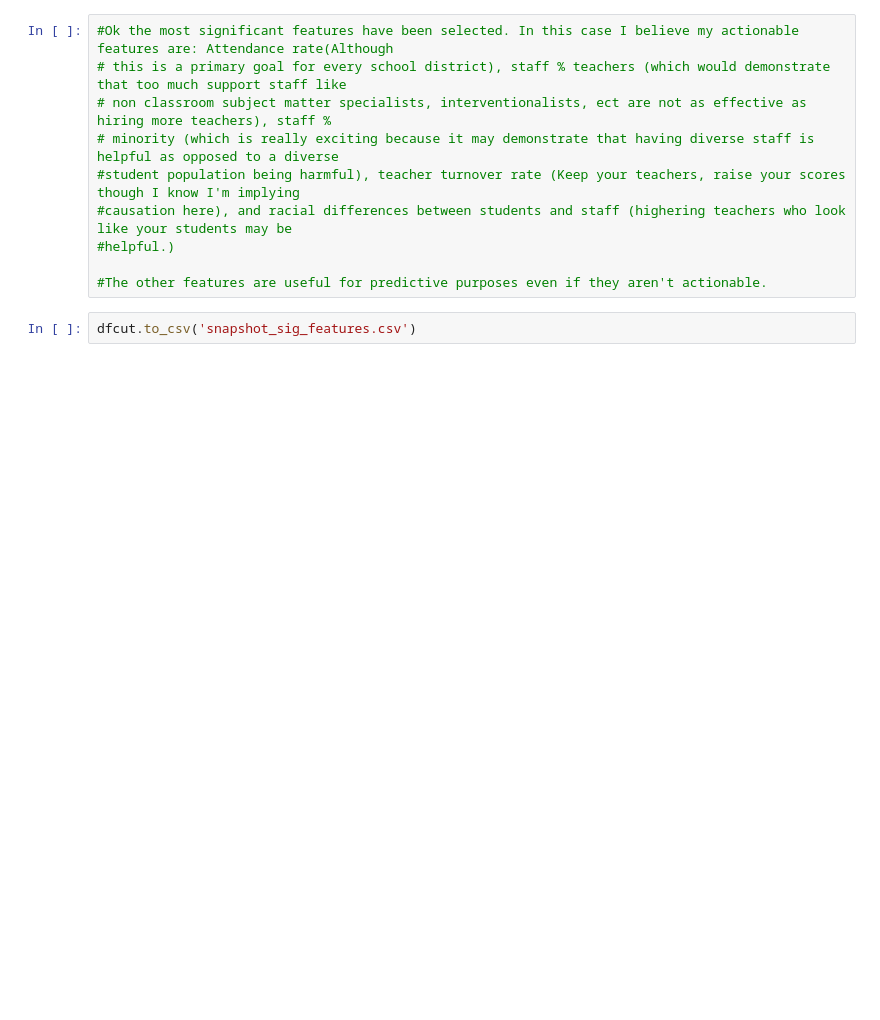
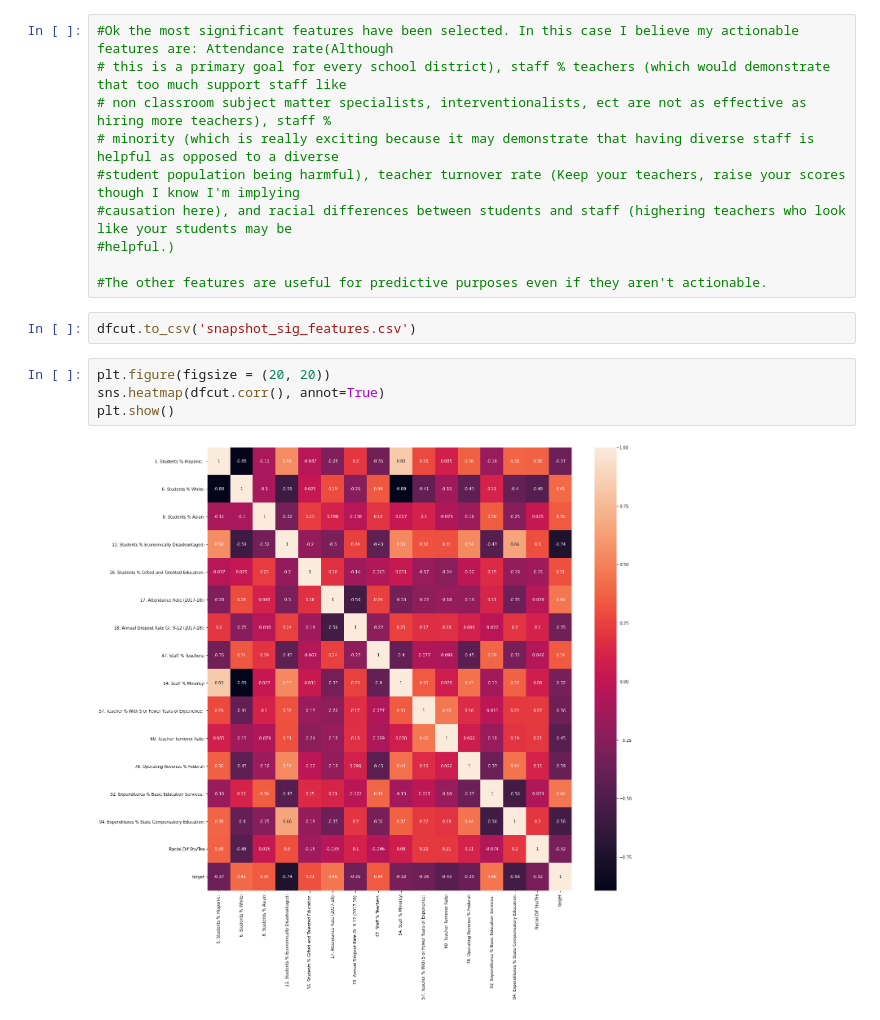
Before and after one commit to jonarms/STAAR_Recommendation, a Jupyter notebook: Capstone 2 EDA.ipynb, the cells around one changed output. Cells and saved outputs as stored; diff of their text form; blank space fills up the shorter version.

```diff
--- a/Capstone 2 EDA.ipynb
+++ b/Capstone 2 EDA.ipynb
@@ -518,3 +424,9 @@ See the caveats in the documentation: https://pandas.pydata.org/pandas-docs/stab
 #The other features are useful for predictive purposes even if they aren't actionable.
 # %%
 dfcut.to_csv('snapshot_sig_features.csv')
+# %%
+plt.figure(figsize = (20, 20))
+sns.heatmap(dfcut.corr(), annot=True)
+plt.show()
+# %% [output]
+[figure, added]
```
Also changed, not shown: parts of 25 cells of this notebook.
